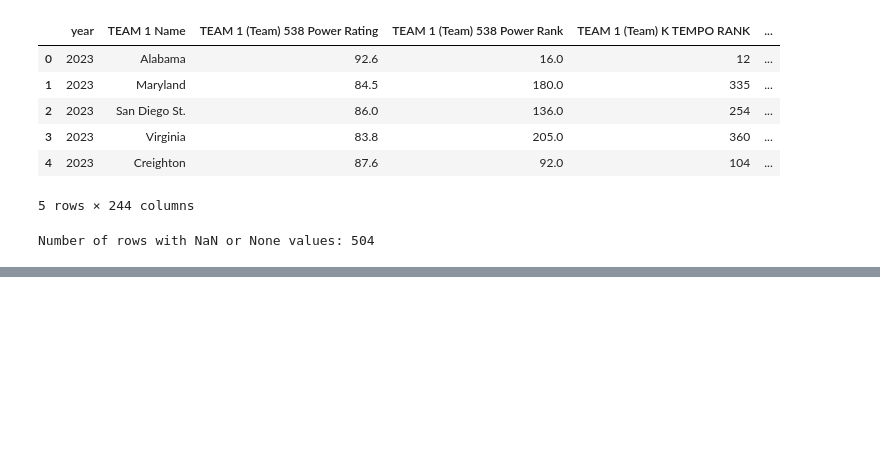
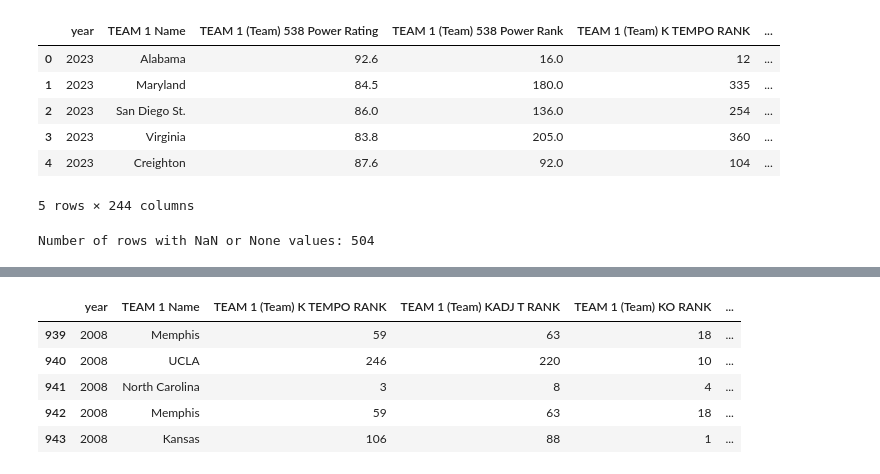
Before and after one commit to srikharpadmanabhan/mm-data-analysis-final-project, a Jupyter notebook: CreateGamesCSV.ipynb, the cells around one changed output, grey strips where cells are left out. Drawn from its saved outputs; the diff is of its cells as text; code cells hidden in the pictures; blank space fills up the shorter version.

```diff
--- a/CreateGamesCSV.ipynb
+++ b/CreateGamesCSV.ipynb
@@ -67,0 +88,9 @@ Columns with nans: 124
+# %%
+games_nan_cols_dropped.tail()
+# %% [output]
+|  | year | TEAM 1 Name | TEAM 1 (Team) K TEMPO RANK | TEAM 1 (Team) KADJ T RANK | TEAM 1 (Team) KO RANK | ... |
+| 939 | 2008 | Memphis | 59 | 63 | 18 | ... |
+| 940 | 2008 | UCLA | 246 | 220 | 10 | ... |
+| 941 | 2008 | North Carolina | 3 | 8 | 4 | ... |
+| 942 | 2008 | Memphis | 59 | 63 | 18 | ... |
+| 943 | 2008 | Kansas | 106 | 88 | 1 | ... |
```
Also changed, not shown: parts of 4 cells of this notebook, 2 other files.
